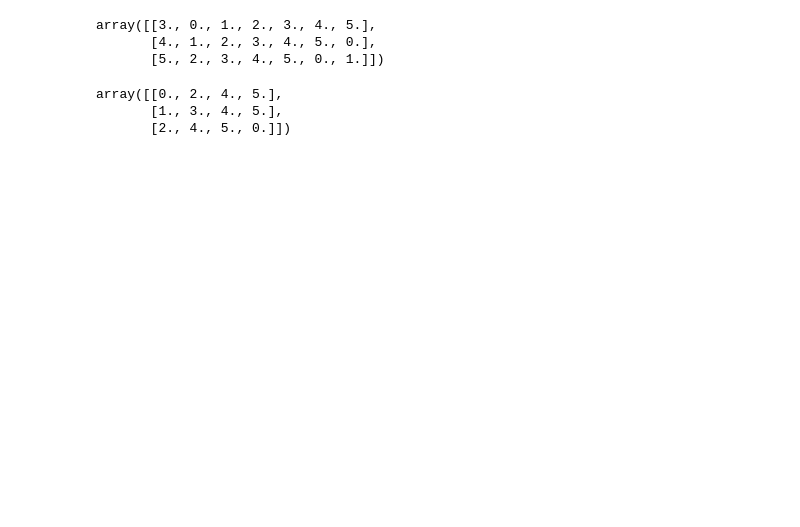
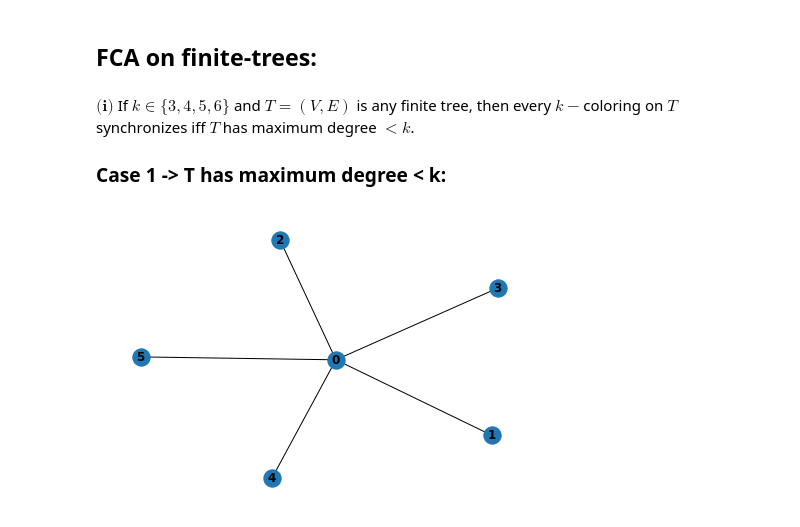
Before and after one commit to BryaneX455/reu2022, a Jupyter notebook: FCA Model/FCA.ipynb, the cells around one changed output. Saved outputs shown, nothing was run; the diff lists cells and outputs as text; code cells hidden in the pictures; blank space fills up the shorter version.

```diff
--- a/FCA Model/FCA.ipynb
+++ b/FCA Model/FCA.ipynb
@@ -71,20 +84,13 @@ ret = FCA(G, [1, 2, 3, 1, 4], 6, 15)
+# %% [markdown]
+## FCA on finite-trees:
+# %% [markdown]
+$\textbf{(i)}$ If $k\in \{3, 4, 5, 6\}$ and $T = (V , E)$ is any finite tree, then every $k-$coloring on $T$ synchronizes iff $T$ has maximum degree $< k$.
+
+### Case 1 -> T has maximum degree < k:
 # %%
-edgelist = [['1', '0'], ['2', '0'], ['3', '0'], ['4', '0'], ['5', '0'], ['6', '0']]
-G = NNetwork()
-G.add_edges(edgelist)
-ret = FCA(G, [3, 0, 1, 2, 3, 4, 5], 6, 3)
-ret
+edgelist = [['1', '0'], ['2', '0'], ['3', '0'], ['4', '0'], ['5', '0']]
+G = nx.Graph()
+G.add_edges_from(edgelist)
+nx.draw(G, with_labels=True, font_weight='bold')
 # %% [output]
-array([[3., 0., 1., 2., 3., 4., 5.],
-       [4., 1., 2., 3., 4., 5., 0.],
-       [5., 2., 3., 4., 5., 0., 1.]])
+[figure, added]
-# %%
-edgelist = [['0', '2'], ['0', '4'], ['0', '5'], ['2', '4'], ['2', '5'], ['5', '4']]
-G = NNetwork()
-G.add_edges(edgelist)
-ret = FCA(G, [0,2,4,5], 6, 3)
-ret
-# %% [output]
-array([[0., 2., 4., 5.],
-       [1., 3., 4., 5.],
-       [2., 4., 5., 0.]])
```
Also changed, not shown: parts of 19 cells of this notebook.
